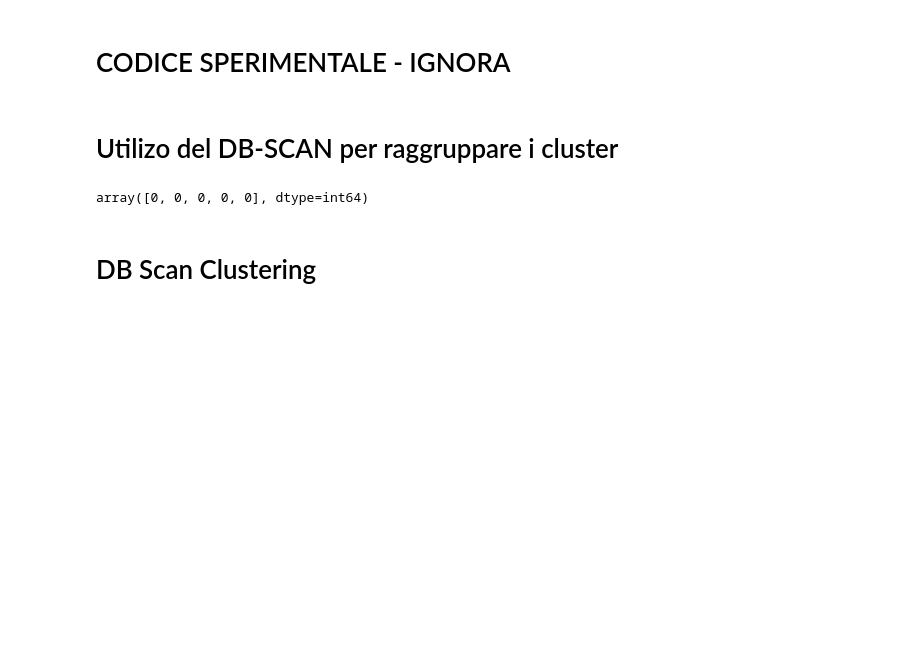
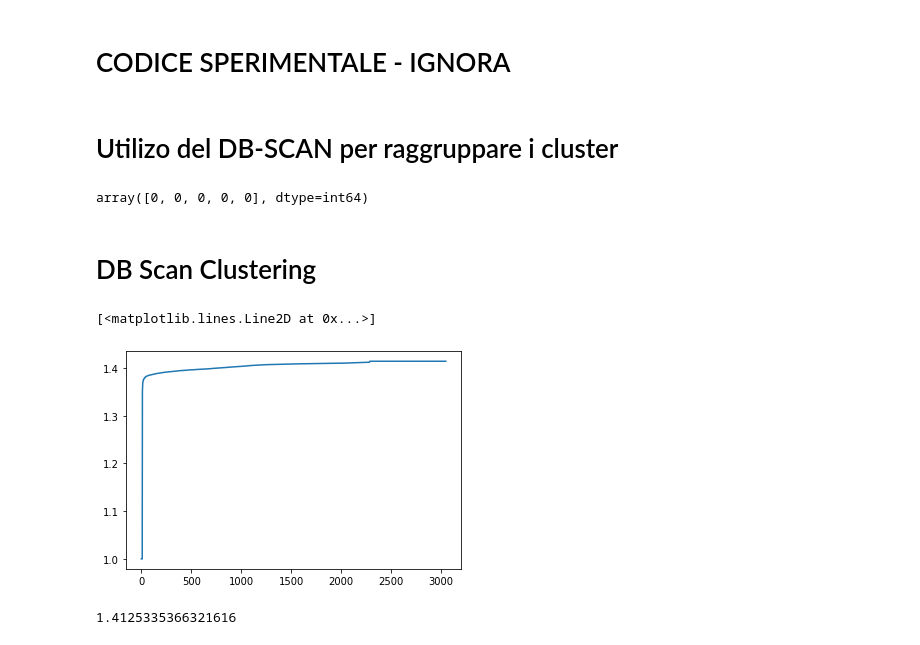
Before and after one commit to giulionenna/Progetto_BI2021, a Jupyter notebook: Mining_notebook.ipynb, the cells around one changed output. Drawn from its saved outputs; the diff is of its cells as text; code cells hidden in the pictures; blank space fills up the shorter version.

```diff
--- a/Mining_notebook.ipynb
+++ b/Mining_notebook.ipynb
@@ -700,3 +700,25 @@ clustering.labels_
 array([0, 0, 0, 0, 0], dtype=int64)
 # %% [markdown]
 # DB Scan Clustering
+# %%
+from sklearn.neighbors import NearestNeighbors
+M=tfidf_en_matrix_00
+
+nbrs = NearestNeighbors(n_neighbors=500, radius=20, n_jobs=-1).fit(M)
+distances, indices = nbrs.kneighbors(M)
+distances_plot = [d[499] for d in distances ]
+#print(indices[0],distances[0])
+# %%
+distances_plot.sort()
+plt.plot(range(M.shape[0]), distances_plot)
+# %% [output]
+[<matplotlib.lines.Line2D at 0x...>]
+[figure, added]
+# %%
+s=0
+for i in range(M.shape[1]):
+    s = s+(tf_idf_en_00.iloc[0][i]-tf_idf_en_00.iloc[152][i])**2
+
+s**0.5
+# %% [output]
+1.4125335366321616
```
Also changed, not shown: parts of 1 cell of this notebook.
